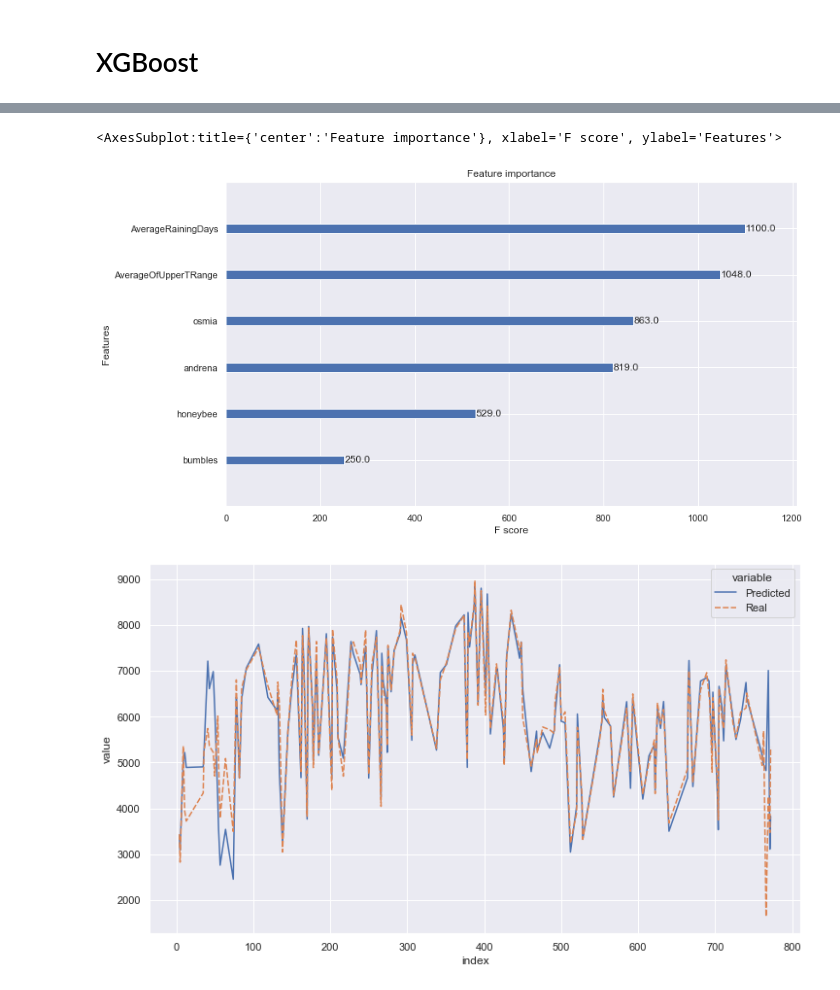
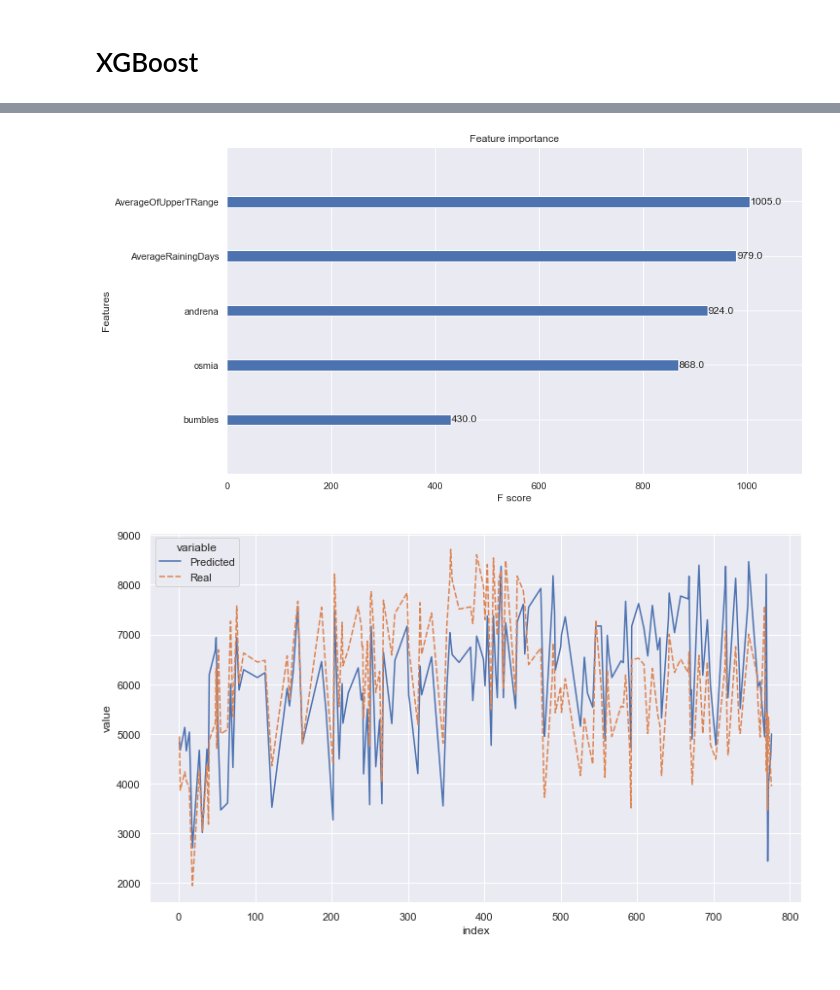
Before and after one commit to gui-lisboa/ML_Trabalho, a Jupyter notebook: xgboost.ipynb, the cells around one changed output, grey strips where cells are left out. Cells and saved outputs as stored; diff of their text form; code cells hidden in the pictures.

Commit message:
adiciona random forest kowalski e padroniza dados de treinamento e validação para os dois exemplos

```diff
--- a/xgboost.ipynb
+++ b/xgboost.ipynb
@@ -19,37 +20,27 @@ X, y = dataset_modelo.iloc[:,:-1],dataset_modelo.iloc[:,-1]
 #Utilizando formato interpretável para o modelo de XGBoost
 data_dmatrix = xgb.DMatrix(data=X,label=y)
 # %%
-# Separando dados de treino e teste
-X_train, X_test, y_train, y_test = train_test_split(X, y, test_size=0.2, random_state=123)
+xg_reg = xgb.XGBRegressor(eval_metric=mean_squared_error, n_estimators = 100, subsample = 0.9)
+cv = RepeatedKFold(n_splits=10, n_repeats=3, random_state=1)
+n_scores = cross_val_score(xg_reg, X_train, Y_train, scoring='neg_mean_absolute_error', cv=cv, n_jobs=-1)
 
-xg_reg = xgb.XGBRegressor(eval_metric=mean_squared_error, n_estimators = 100, subsample = 0.9)
-
-cv = RepeatedKFold(n_splits=10, n_repeats=3, random_state=1)
-
-n_scores = cross_val_score(xg_reg, X_train, y_train, scoring='neg_mean_absolute_error', cv=cv, n_jobs=-1)
-
-#print('MAE: %.3f (%.3f)' % (np.mean(n_scores), np.std(n_scores)))
-
-xg_reg.fit(X_train, y_train)
-
+xg_reg.fit(X_train, Y_train)
 xgb.to_graphviz(xg_reg, num_trees=0)
 # %% [output]
 [drawing not drawn]
 # %%
 
 sns.set_theme()
-sns.set_theme("notebook")
 sns.set(rc={"figure.figsize": [12, 7]})
 
 #Importância de cada Feature
 xgb.plot_importance(xg_reg);
 # %% [output]
-<AxesSubplot:title={'center':'Feature importance'}, xlabel='F score', ylabel='Features'>
-[figure, old version]
+[figure, new version]
 # %%
-preds = xg_reg.predict(X_test)
+preds = xg_reg.predict(X_val)
 
-finald = { "Predicted" : preds, "Real": y_test}
+finald = { "Predicted" : preds, "Real": Y_val}
 
 plotdata = pd.DataFrame(finald)
 
@@ -57,4 +48,4 @@ df_melted = plotdata.reset_index().melt(id_vars='index')
 
 sns.lineplot(data = df_melted, x = "index", y = "value", style = "variable", hue = "variable");
 # %% [output]
-[figure, old version]
+[figure, new version]
```
Also changed, not shown: parts of 2 cells of this notebook, 3 other files.
